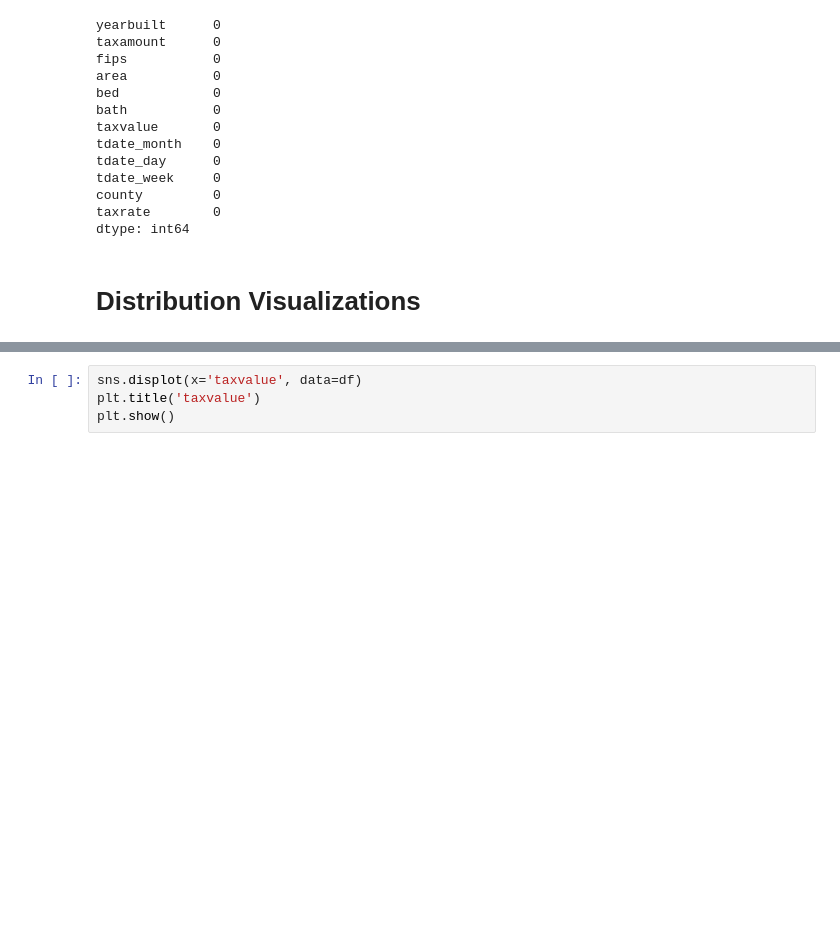
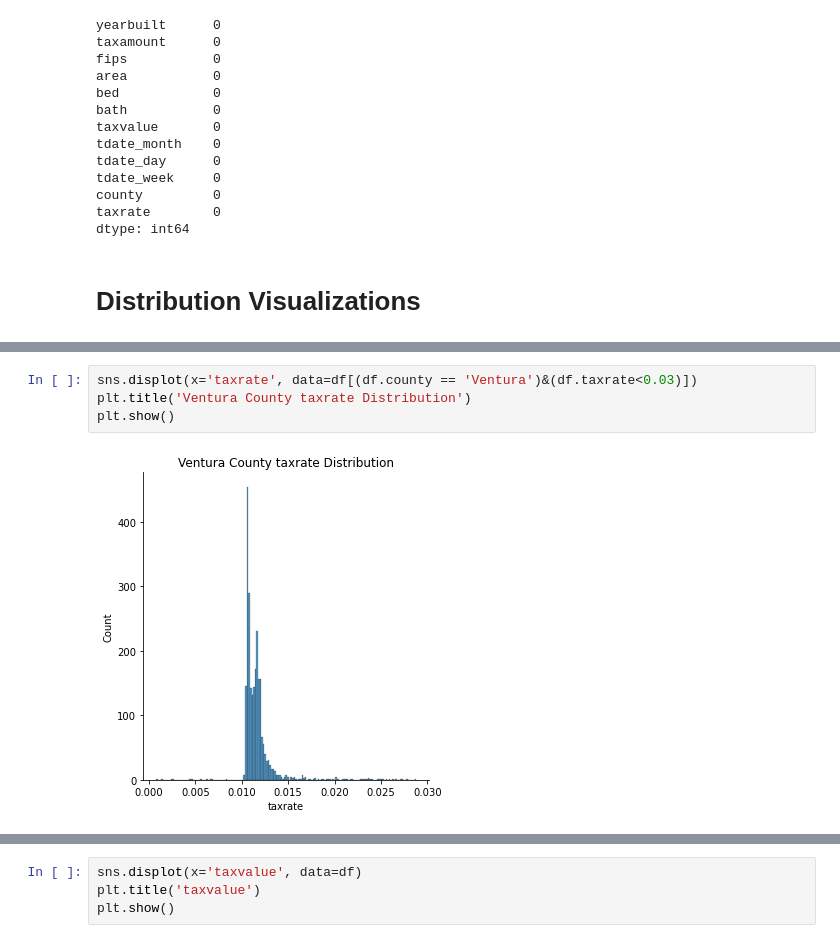
Before and after one commit to lopezelihezer/zillow_regression_project, a Jupyter notebook: Zillow_Regression_Project.ipynb, the cells around one changed output, grey strips where cells are left out. Saved outputs shown, nothing was run; the diff lists cells and outputs as text; blank space fills up the shorter version.

```diff
--- a/Zillow_Regression_Project.ipynb
+++ b/Zillow_Regression_Project.ipynb
@@ -123,0 +140,6 @@ plt.show()
+# %%
+sns.displot(x='taxrate', data=df[(df.county == 'Ventura')&(df.taxrate<0.03)])
+plt.title('Ventura County taxrate Distribution')
+plt.show()
+# %% [output]
+[figure, added]
```
Also changed, not shown: parts of 6 cells of this notebook, 1 other file.
